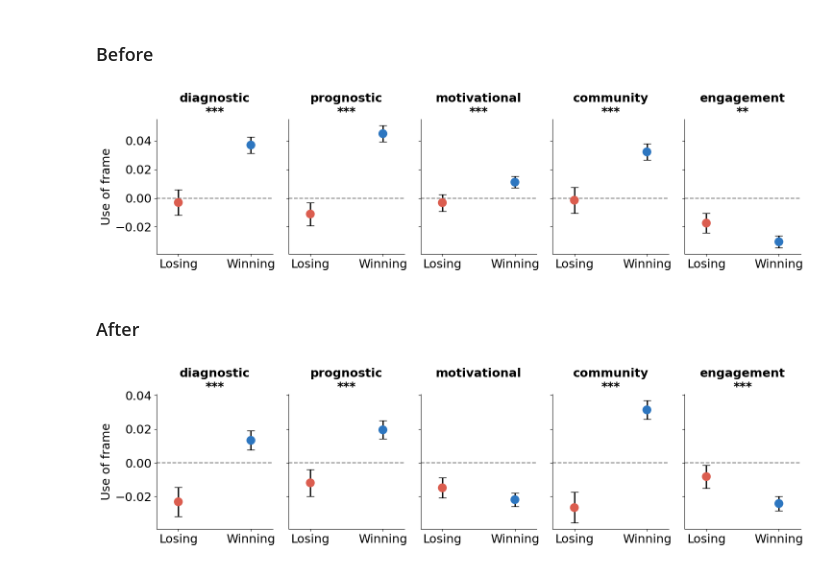
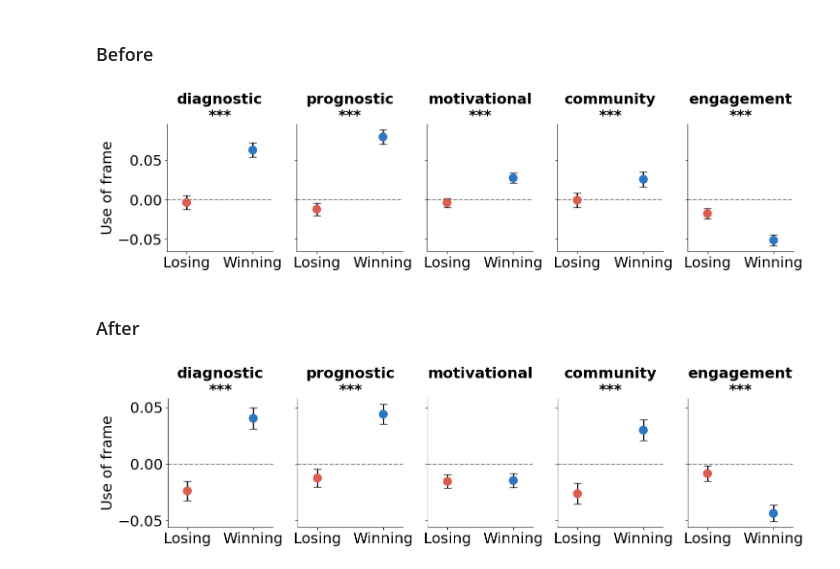
Before and after one commit to ariannap13/laborunions, a Jupyter notebook: union-activity_analysis/pre-event_comparison.ipynb, the cells around one changed output. Saved outputs shown, nothing was run; the diff lists cells and outputs as text; code cells hidden in the pictures.

```diff
--- a/union-activity_analysis/pre-event_comparison.ipynb
+++ b/union-activity_analysis/pre-event_comparison.ipynb
@@ -381,0 +545,3 @@ for frame in df_sub_winning['frame_prop'].unique():
+# %%
+df_sub_winning_sampled = df_sub_all_sampled[df_sub_all_sampled["outcome"]=="Winning"]
+df_sub_losing_sampled = df_sub_all_sampled[df_sub_all_sampled["outcome"]=="Losing"]
@@ -384,19 +564,19 @@ for frame in df_sub_winning['frame_prop'].unique():
 # %% [markdown]
 ### Before
 # %%
-n_keys = len(before_losing.keys())
-n_cols = len(before_losing.keys())
+n_keys = len(before_losing_sampled.keys())
+n_cols = len(before_losing_sampled.keys())
 n_rows = (n_keys + n_cols - 1) // n_cols
 
 fig, axes = plt.subplots(n_rows, n_cols, figsize=(15, 4 * n_rows), sharey=True)
 axes = axes.flatten()
 
 for i, key in enumerate([
-    "rolling_diagnostic_prop", "rolling_prognostic_prop", "rolling_motivational_prop",
+    "rolling_diagnostic_prop", "rolling_prognotic_prop", "rolling_motivational_prop",
     "rolling_community_prop", "rolling_engagement_prop"
 ]):
-    before_losing_key = before_losing[key]
-    before_winning_key = before_winning[key]
+    before_losing_key = before_losing_sampled[key]
+    before_winning_key = before_winning_sampled[key]
 
     # t-test
     t_stat, p_val = stats.ttest_ind(before_losing_key, before_winning_key, equal_var=False)
@@ -431,16 +611,16 @@ for i, key in enumerate([
         key = "rolling_prognostic_prop"
 
     # use the star(s) in the subplot title
-    axes[i].set_title(f"{key.split('_')[1]}\n{sig}", fontsize=18, weight="bold")
+    axes[i].set_title(f"{key.split('_')[1]}\n{sig}", fontsize=22, weight="bold")
     axes[i].set_xlabel('')
     if i == 0:
-        axes[i].set_ylabel('Use of frame', fontsize=18)
+        axes[i].set_ylabel('Use of frame', fontsize=22)
     else:
         axes[i].set_ylabel('')
 
     axes[i].set_xticks([0, 1])
-    axes[i].set_xticklabels(['Losing', 'Winning'], fontsize=18)
-    axes[i].tick_params(axis='y', labelsize=18)
+    axes[i].set_xticklabels(['Losing', 'Winning'], fontsize=22)
+    axes[i].tick_params(axis='y', labelsize=22)
 
     # reduce horizontal space between points
     axes[i].set_xlim(-0.3, 1.3)
@@ -453,25 +633,26 @@ for j in range(i+1, len(axes)):
 
 plt.tight_layout()
 # fig.suptitle('Comparison of Frame Use Before Election Outcome (Mean and 95% CI)', fontsize=24, y=1.1)
-plt.savefig(f'../../plots/for-paper/usage_before_days3.svg', bbox_inches='tight')
+#plt.show()
+plt.savefig(f'../plots/usage_before_days3-balanced.svg', bbox_inches='tight')
 # %% [output]
-[figure, old version]
+[figure, new version]
 # %% [markdown]
 ### After
 # %%
-n_keys = len(after_losing.keys())
-n_cols = len(after_losing.keys())
+n_keys = len(after_losing_sampled.keys())
+n_cols = len(after_losing_sampled.keys())
 n_rows = (n_keys + n_cols - 1) // n_cols
 
 fig, axes = plt.subplots(n_rows, n_cols, figsize=(15, 4 * n_rows), sharey=True)
 axes = axes.flatten()
 
 for i, key in enumerate([
-    "rolling_diagnostic_prop", "rolling_prognostic_prop", "rolling_motivational_prop",
+    "rolling_diagnostic_prop", "rolling_prognotic_prop", "rolling_motivational_prop",
     "rolling_community_prop", "rolling_engagement_prop"
 ]):
-    after_losing_key = after_losing[key]
-    after_winning_key = after_winning[key]
+    after_losing_key = after_losing_sampled[key]
+    after_winning_key = after_winning_sampled[key]
 
     # t-test
     t_stat, p_val = stats.ttest_ind(after_losing_key, after_winning_key, equal_var=False)
@@ -498,36 +679,37 @@ for i, key in enumerate([
     elif p_val < 0.01:
         sig = '**'
     elif p_val < 0.05:
         sig = '*'
     else:
         sig = ''
 
     if key == "rolling_prognotic_prop":
         key = "rolling_prognostic_prop"
 
     # use the star(s) in the subplot title
-    axes[i].set_title(f"{key.split('_')[1]}\n{sig}", fontsize=18, weight="bold")
+    axes[i].set_title(f"{key.split('_')[1]}\n{sig}", fontsize=22, weight="bold")
     axes[i].set_xlabel('')
     if i == 0:
-        axes[i].set_ylabel('Use of frame', fontsize=18)
+        axes[i].set_ylabel('Use of frame', fontsize=22)
     else:
         axes[i].set_ylabel('')
 
     axes[i].set_xticks([0, 1])
-    axes[i].set_xticklabels(['Losing', 'Winning'], fontsize=18)
-    axes[i].tick_params(axis='y', labelsize=18)
+    axes[i].set_xticklabels(['Losing', 'Winning'], fontsize=22)
+    axes[i].tick_params(axis='y', labelsize=22)
 
     # reduce horizontal space between points
     axes[i].set_xlim(-0.3, 1.3)
 
     sns.despine(ax=axes[i])
 
 # remove unused axes
 for j in range(i+1, len(axes)):
     fig.delaxes(axes[j])
 
 plt.tight_layout()
 # fig.suptitle('Comparison of Frame Use After Election Outcome (Mean and 95% CI)', fontsize=24, y=1.1)
-plt.savefig(f'../../plots/for-paper/usage_after_days3.svg', bbox_inches='tight')
+# plt.show()
+plt.savefig(f'../plots/usage_after_days3-balanced.svg', bbox_inches='tight')
 # %% [output]
-[figure, old version]
+[figure, new version]
```
Also changed, not shown: parts of 32 cells of this notebook, 10 other files.
